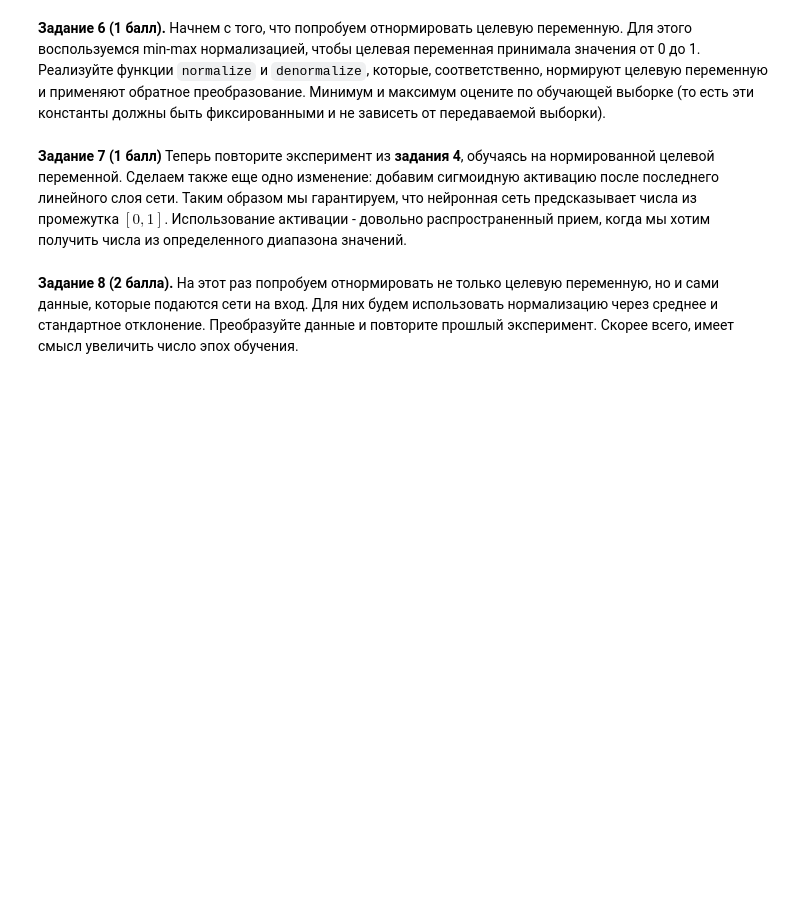
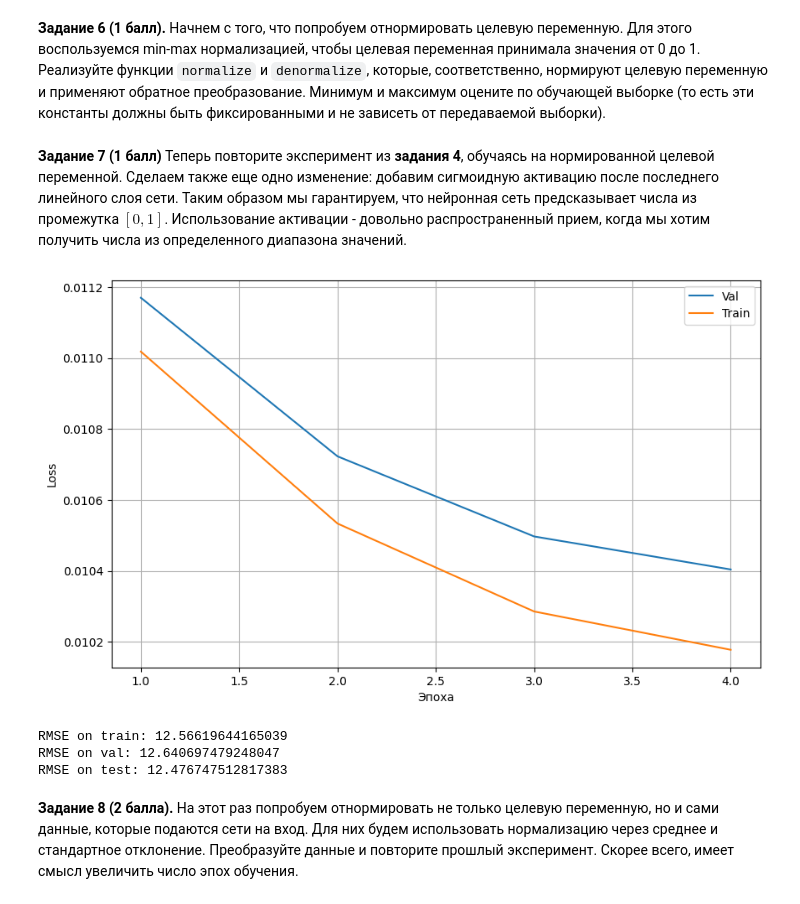
Before and after one commit to Aleksander-23443/iad_dl, a Jupyter notebook: dz1_iad/homework_01.ipynb, the cells around one changed output. Drawn from its saved outputs; the diff is of its cells as text; code cells hidden in the pictures; blank space fills up the shorter version.

```diff
--- a/dz1_iad/homework_01.ipynb
+++ b/dz1_iad/homework_01.ipynb
@@ -653,18 +648,24 @@ RMSE on test: 13.177074432373047
 # %% [markdown]
 **Задание 6 (1 балл).** Начнем с того, что попробуем отнормировать целевую переменную. Для этого воспользуемся min-max нормализацией, чтобы целевая переменная принимала значения от 0 до 1. Реализуйте функции `normalize` и `denormalize`, которые, соответственно, нормируют целевую переменную и применяют обратное преобразование. Минимум и максимум оцените по обучающей выборке (то есть эти константы должны быть фиксированными и не зависеть от передаваемой выборки).
+# %%
+y_min = y_train_tensor.min().item()
+y_max = y_train_tensor.max().item()
 # %%
+
 def normalize(sample):
     """
     Min-max normalization to convert sample to [0, 1] range
     """
     # your code here ᕦ(ò_óˇ)ᕤ
-    pass
+    return (sample - y_min) / (y_max - y_min)
+
+
 
 def denormalize(sample):
     """
     Denormalize sample from [0, 1] to initial range
     """
     # your code here ( ⚆ ω ⚆)
-    pass
+    return sample * (y_max - y_min) + y_min
 # %% [markdown]
 **Задание 7 (1 балл)** Теперь повторите эксперимент из **задания 4**, обучаясь на нормированной целевой переменной. Сделаем также еще одно изменение: добавим сигмоидную активацию после последнего линейного слоя сети. Таким образом мы гарантируем, что нейронная сеть предсказывает числа из промежутка $[0, 1]$. Использование активации - довольно распространенный прием, когда мы хотим получить числа из определенного диапазона значений.
@@ -673,3 +672,46 @@ def denormalize(sample):
+# %%
+# your code here  ლ(ಠ益ಠლ)
+class NetForSongsRegression(nn.Module):
+    def __init__(self, num_input_param):
+        super().__init__()
+
+        self.model = nn.Sequential(
+            nn.Linear(in_features=num_input_param, out_features=128),
+            nn.ReLU(),
+            nn.Linear(in_features=128, out_features=1),
+            nn.Sigmoid()
+        )
+
+    def forward(self, x):
+        return self.model(x)
+# %%
+data_train_norm_target = make_loader(X_train_tensor, normalize(y_train_tensor), shuffle=True)
+data_val_norm_target  = make_loader(X_val_tensor, normalize(y_val_tensor), shuffle=True)
+data_test_norm_target  = make_loader(X_test_tensor, normalize(y_test_tensor), shuffle=True)
+# %%
+set_global_seed(SEED)
+reg_net_norm = NetForSongsRegression(X_train_tensor.shape[1]).to(device)
+critetion_reg = nn.MSELoss()
+optimizer_reg = torch.optim.SGD(reg_net_norm.parameters(), lr=0.1)
+train(reg_net_norm, optimizer_reg, critetion_reg, data_train_norm_target, data_val_norm_target, 4, task='reg')
+# %% [output]
+[figure, added]
+# %%
+pred_val = denormalize(predict(reg_net_norm, data_val_norm_target , task='reg'))
+pred_train = denormalize(predict(reg_net_norm,data_train_norm_target , task='reg'))
+pred_test = denormalize(predict(reg_net_norm, data_test_norm_target, task='reg'))
+
+rmse_train = ((pred_train - y_train_tensor.reshape(-1, 1)) ** 2).mean().sqrt()
+rmse_val = ((pred_val - y_val_tensor.reshape(-1, 1)) ** 2).mean().sqrt()
+rmse_test = ((pred_test - y_test_tensor.reshape(-1, 1)) ** 2).mean().sqrt()
+
+print(f"RMSE on train: {rmse_train}")
+print(f"RMSE on val: {rmse_val}")
+print(f"RMSE on test: {rmse_test}")
+# %% [output]
+RMSE on train: 12.56619644165039
+RMSE on val: 12.640697479248047
+RMSE on test: 12.476747512817383
 # %% [markdown]
 **Задание 8 (2 балла).** На этот раз попробуем отнормировать не только целевую переменную, но и сами данные, которые подаются сети на вход. Для них будем использовать нормализацию через среднее и стандартное отклонение. Преобразуйте данные и повторите прошлый эксперимент. Скорее всего, имеет смысл увеличить число эпох обучения.
 # %%
```
Also changed, not shown: parts of 14 cells of this notebook.
